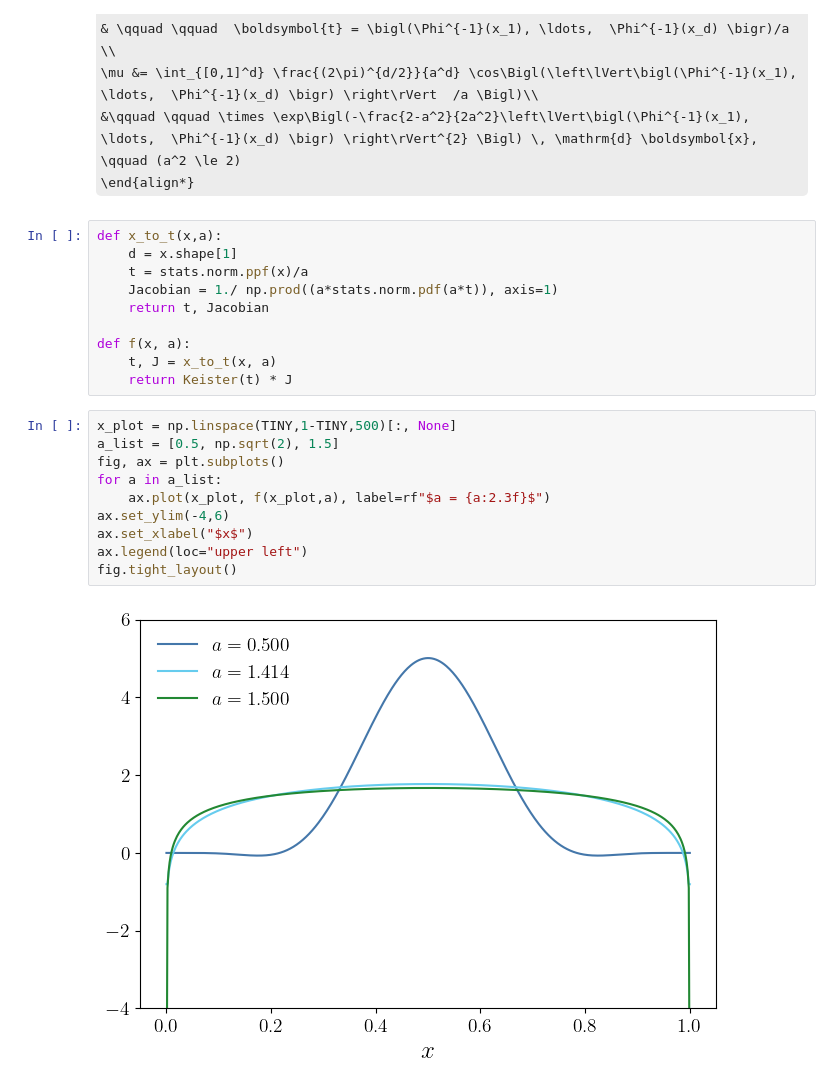
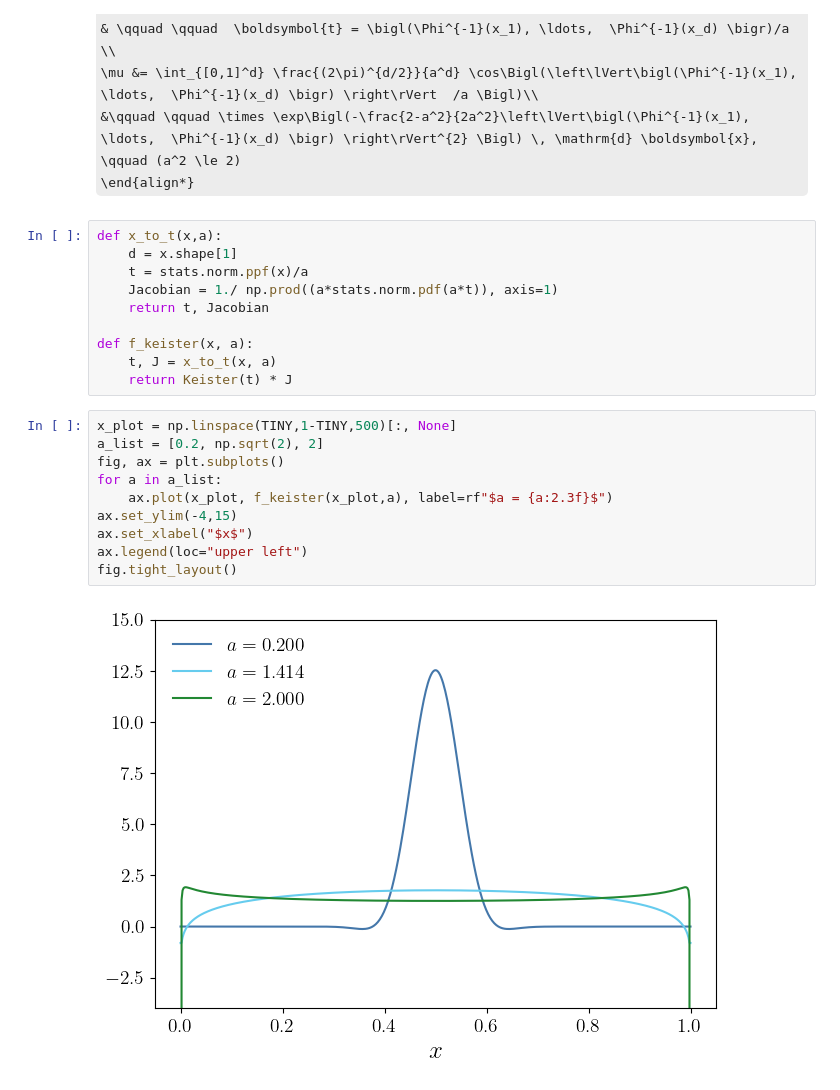
Before and after one commit to QMCSoftware/MATH565Fall2025, a Jupyter notebook: notebooks/KeisterExample.ipynb, the cells around one changed output. Drawn from its saved outputs; the diff is of its cells as text; some formulas as TeX source.

```diff
--- a/notebooks/KeisterExample.ipynb
+++ b/notebooks/KeisterExample.ipynb
@@ -85,18 +85,18 @@ def x_to_t(x,a):
     Jacobian = 1./ np.prod((a*stats.norm.pdf(a*t)), axis=1)
     return t, Jacobian
 
-def f(x, a):
+def f_keister(x, a):
     t, J = x_to_t(x, a)
     return Keister(t) * J
 # %%
 x_plot = np.linspace(TINY,1-TINY,500)[:, None]
-a_list = [0.5, np.sqrt(2), 1.5]
+a_list = [0.2, np.sqrt(2), 2]
 fig, ax = plt.subplots()
 for a in a_list:
-    ax.plot(x_plot, f(x_plot,a), label=rf"$a = {a:2.3f}$")
-ax.set_ylim(-4,6)
+    ax.plot(x_plot, f_keister(x_plot,a), label=rf"$a = {a:2.3f}$")
+ax.set_ylim(-4,15)
 ax.set_xlabel("$x$")
 ax.legend(loc="upper left")
 fig.tight_layout()
 # %% [output]
-[figure, old version]
+[figure, new version]
```
Also changed, not shown: parts of 4 cells of this notebook, 11 other files.
